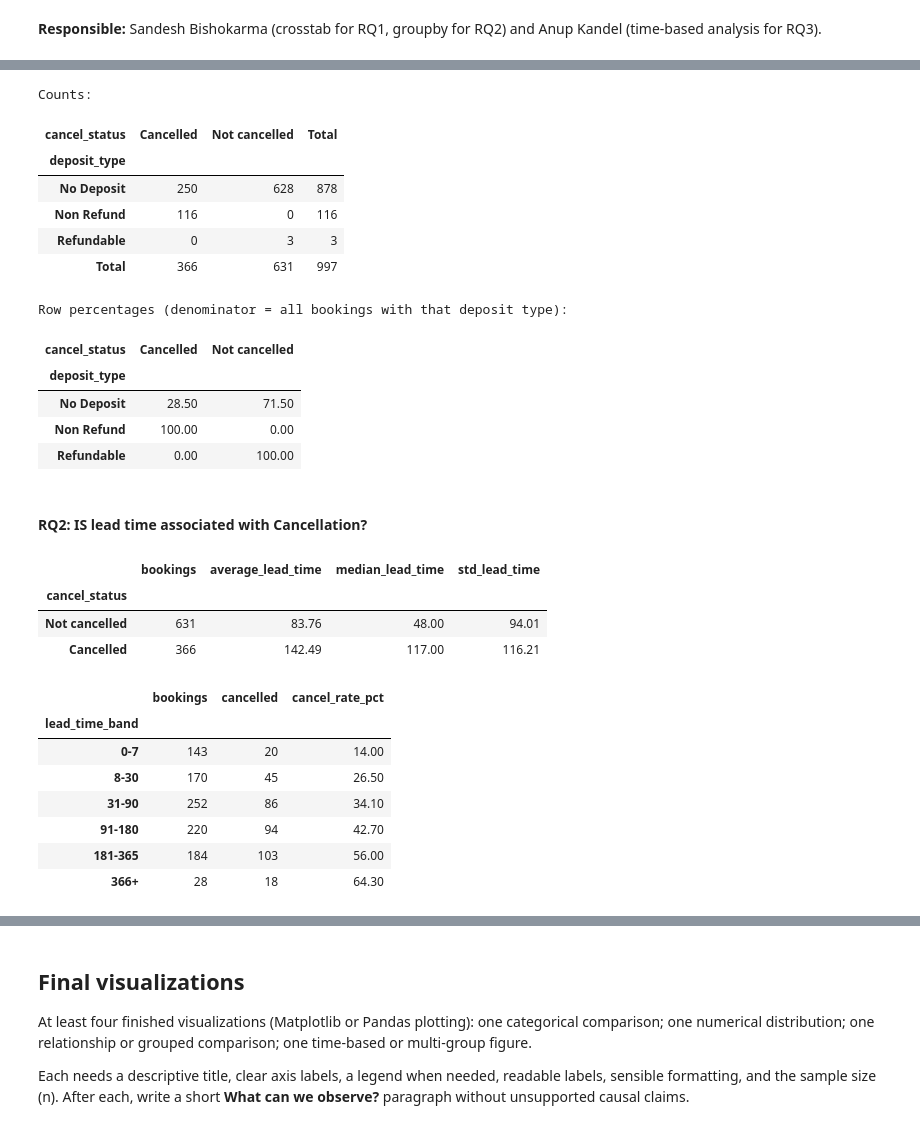
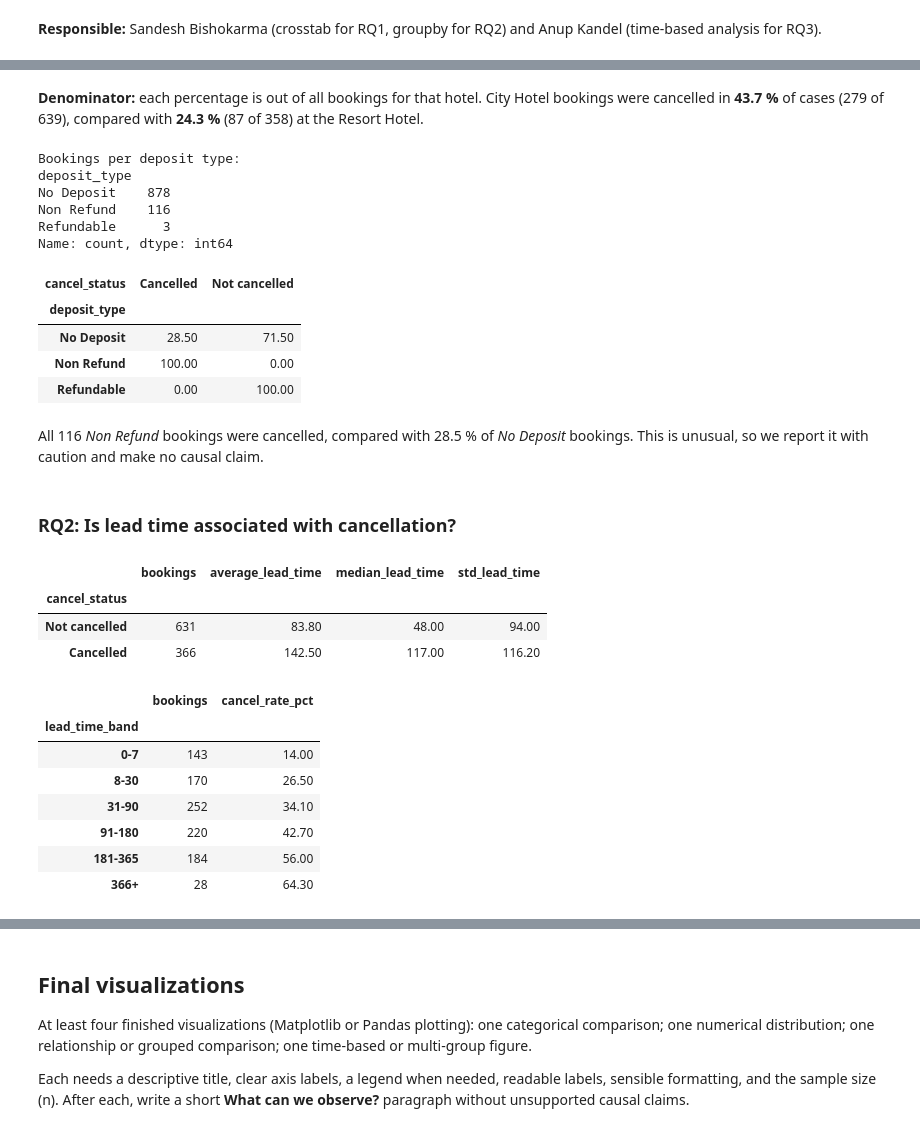
Before and after one commit to Acidburn07/hotel-booking-data-analysis, a Jupyter notebook: notebooks/Hotel_Booking_Final_Project.ipynb, the cells around one changed output, grey strips where cells are left out. Cells and saved outputs as stored; diff of their text form; code cells hidden in the pictures.

```diff
--- a/notebooks/Hotel_Booking_Final_Project.ipynb
+++ b/notebooks/Hotel_Booking_Final_Project.ipynb
@@ -498,30 +517,32 @@ Row percentages (denominator = all bookings for that hotel):
+# %% [markdown]
+**Denominator:** each percentage is out of all bookings for that hotel.
+City Hotel bookings were cancelled in **43.7 %** of cases (279 of 639), compared with **24.3 %** (87 of 358) at the Resort Hotel.
 # %%
-# Second crosstab: deposit type x cancellation
-deposit_counts = pd.crosstab(hotel["deposit_type"], hotel["cancel_status"], margins=True, margins_name="Total")
+# Cancellation rate by deposit type (denominator = all bookings with that deposit type)
 deposit_pct = (pd.crosstab(hotel["deposit_type"], hotel["cancel_status"], normalize="index") * 100).round(1)
-print("Counts:")
-display(deposit_counts)
-print("Row percentages (denominator = all bookings with that deposit type):")
-display(deposit_pct)
+print("Bookings per deposit type:")
+print(hotel["deposit_type"].value_counts())
+deposit_pct
 # %% [output]
-Counts:
+Bookings per deposit type:
+deposit_type
+No Deposit    878
+Non Refund    116
+Refundable      3
+Name: count, dtype: int64
-| cancel_status | Cancelled | Not cancelled | Total |
-| deposit_type |  |  |  |
-| No Deposit | 250 | 628 | 878 |
-| Non Refund | 116 | 0 | 116 |
-| Refundable | 0 | 3 | 3 |
-| Total | 366 | 631 | 997 |
+| cancel_status | Cancelled | Not cancelled |
+| deposit_type |  |  |
+| No Deposit | 28.50 | 71.50 |
+| Non Refund | 100.00 | 0.00 |
+| Refundable | 0.00 | 100.00 |
-Row percentages (denominator = all bookings with that deposit type):
-| cancel_status | Cancelled | Not cancelled |
-| deposit_type |  |  |
-| No Deposit | 28.50 | 71.50 |
-| Non Refund | 100.00 | 0.00 |
-| Refundable | 0.00 | 100.00 |
+# %% [markdown]
+All 116 *Non Refund* bookings were cancelled, compared with 28.5 % of *No Deposit* bookings. This is unusual, so we report it with caution and make no causal claim.
 # %% [markdown]
-#### RQ2: IS lead time associated with Cancellation?
+### RQ2: Is lead time associated with cancellation?
 # %%
+# Compare lead time for kept and cancelled bookings
 lead_summary = (
-    hotel.groupby("cancel_status", observed=True)
+    hotel.groupby("cancel_status")
     .agg(
         bookings=("lead_time", "count"),
         average_lead_time=("lead_time", "mean"),
@@ -529,32 +550,28 @@ lead_summary = (
         std_lead_time=("lead_time", "std"),
     )
     .sort_values("median_lead_time")
-    .round(2)
+    .round(1)
 )
 lead_summary
 # %% [output]
 |  | bookings | average_lead_time | median_lead_time | std_lead_time |
 | cancel_status |  |  |  |  |
-| Not cancelled | 631 | 83.76 | 48.00 | 94.01 |
-| Cancelled | 366 | 142.49 | 117.00 | 116.21 |
+| Not cancelled | 631 | 83.80 | 48.00 | 94.00 |
+| Cancelled | 366 | 142.50 | 117.00 | 116.20 |
 # %%
-# Cancellation rate in each lead-time band (the pd.cut column made in Transformations)
-band_summary = (
-    hotel.groupby("lead_time_band", observed=True)
-    .agg(
-        bookings=("is_canceled", "count"),
-        cancelled=("is_canceled", "sum"),
-        cancel_rate_pct=("is_canceled", "mean"),
-    )
+# Cancellation rate in each lead-time band
+band_summary = hotel.groupby("lead_time_band", observed=True).agg(
+    bookings=("is_canceled", "count"),
+    cancel_rate_pct=("is_canceled", "mean"),
 )
 band_summary["cancel_rate_pct"] = (band_summary["cancel_rate_pct"] * 100).round(1)
 band_summary
 # %% [output]
-|  | bookings | cancelled | cancel_rate_pct |
-| lead_time_band |  |  |  |
-| 0-7 | 143 | 20 | 14.00 |
-| 8-30 | 170 | 45 | 26.50 |
-| 31-90 | 252 | 86 | 34.10 |
-| 91-180 | 220 | 94 | 42.70 |
-| 181-365 | 184 | 103 | 56.00 |
-| 366+ | 28 | 18 | 64.30 |
+|  | bookings | cancel_rate_pct |
+| lead_time_band |  |  |
+| 0-7 | 143 | 14.00 |
+| 8-30 | 170 | 26.50 |
+| 31-90 | 252 | 34.10 |
+| 91-180 | 220 | 42.70 |
+| 181-365 | 184 | 56.00 |
+| 366+ | 28 | 64.30 |
```
Also changed, not shown: parts of 34 cells of this notebook, 2 other files.
